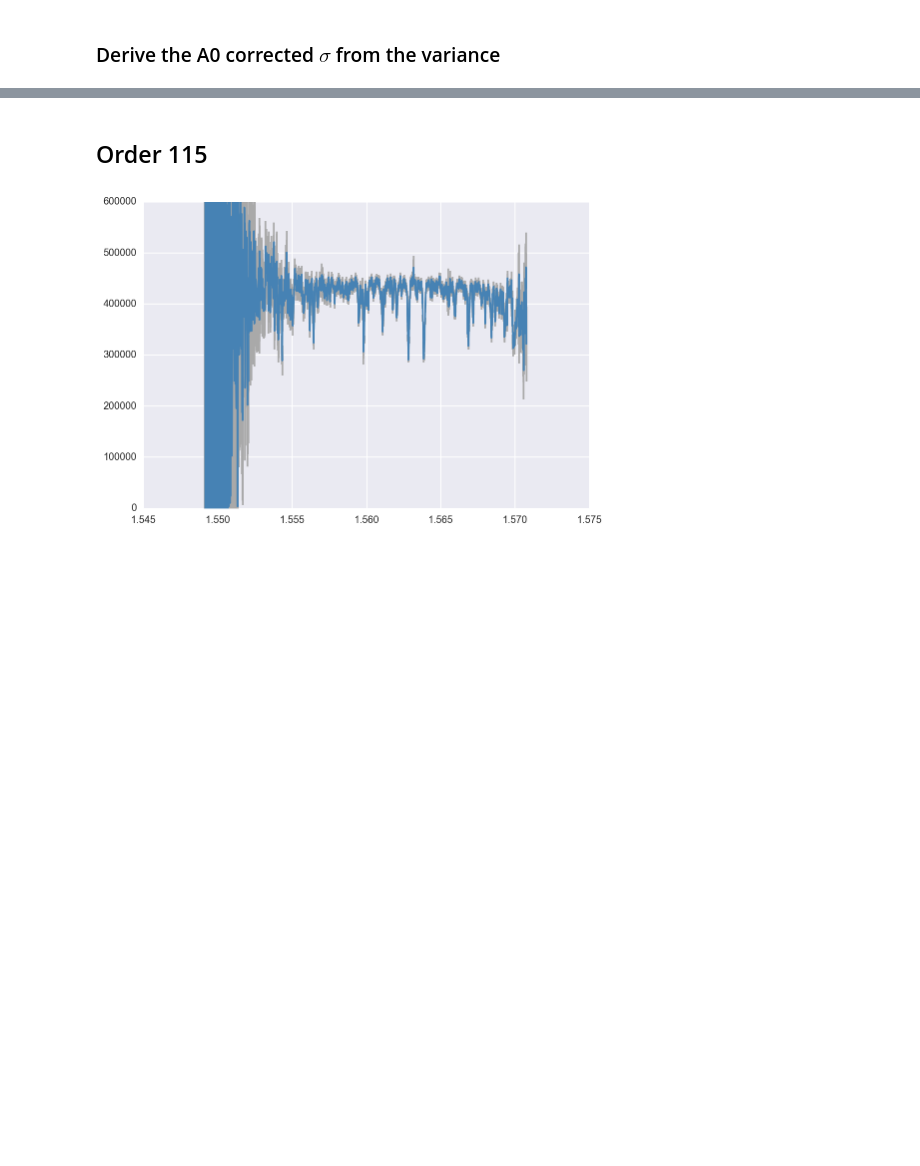
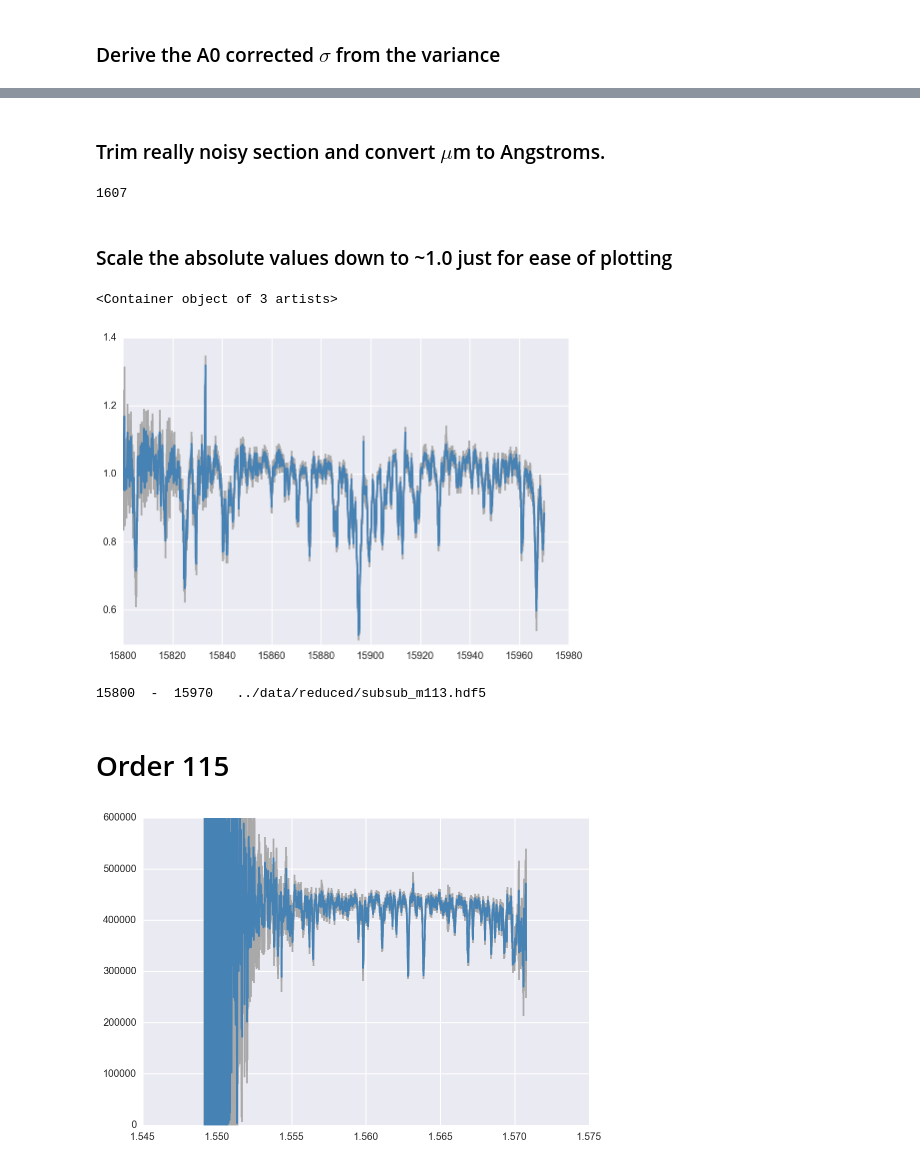
Before and after one commit to BrownDwarf/subsub, a Jupyter notebook: notebooks/subsub_checking_new_data.ipynb, the cells around one changed output, grey strips where cells are left out. Drawn from its saved outputs; the diff is of its cells as text; code cells hidden in the pictures; blank space fills up the shorter version.

```diff
--- a/notebooks/subsub_checking_new_data.ipynb
+++ b/notebooks/subsub_checking_new_data.ipynb
@@ -139,5 +196,47 @@ plt.show()
+# %% [markdown]
+### Trim really noisy section and convert $\mu$m to Angstroms.
+# %%
+gi113 = (wavecut113 > 1.580) & (wavecut113 < 1.597)
+# %%
+gi113.sum()
+# %% [output]
+1607
+# %%
+wl_113 = wavecut113
+fl_113 = fluxcut113
+sg_113 = sigcut113
+# %%
+fls_out113 = fl_113[gi113]
+sig_out113 = sg_113[gi113]
+wls_out113 = wl_113[gi113]*10000.0
+msk_out113 = np.ones(len(wls_out113), dtype=int)
+# %% [markdown]
+### Scale the absolute values down to ~1.0 just for ease of plotting
+# %%
+med_fls113 = np.median(fls_out113)
+fls_out113 = fls_out113 / med_fls113
+sig_out113 = sig_out113 / med_fls113
+# %%
+plt.plot(wls_out113, fls_out113)
+plt.errorbar(wls_out113,fls_out113,yerr=sig_out113,color="steelblue",
+             ecolor="darkgray")
+# %% [output]
+<Container object of 3 artists>
+[figure, added]
+# %%
+m = 113
+out_name113 = '../data/reduced/subsub_m113.hdf5'.format(m)
+f_new = h5py.File(out_name113, 'w')
+f_new.create_dataset('fls', data=fls_out113)
+f_new.create_dataset('wls', data=wls_out113)
+f_new.create_dataset('sigmas', data=sig_out113)
+f_new.create_dataset('masks', data=msk_out113)
+print("{:.0f}  -  {:.0f}   {}".format(wls_out113[0], wls_out113[-1], out_name113))
+f_new.close()
+# %% [output]
+15800  -  15970   ../data/reduced/subsub_m113.hdf5
 # %% [markdown]
-## Order 115
+# Order 115
 # %%
 flux115 = dat.data[o115]
 fluxcut115 = flux115[~np.isnan(flux115)]
```
Also changed, not shown: parts of 36 cells of this notebook.
